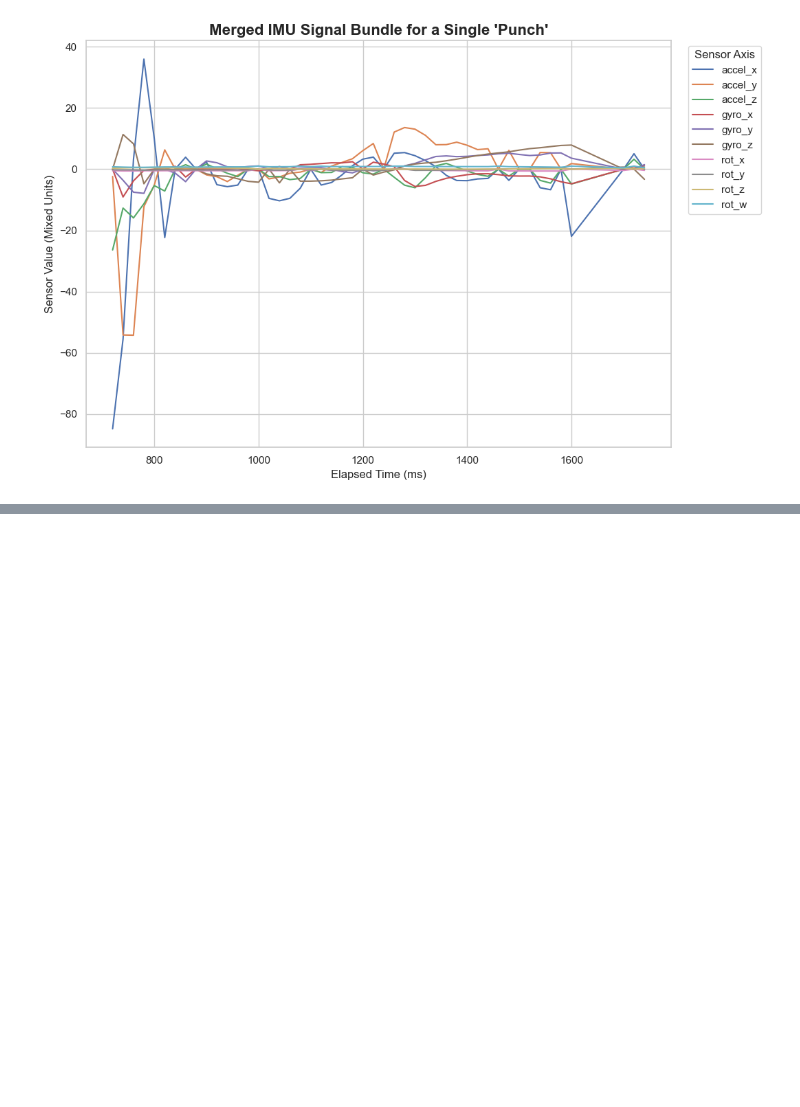
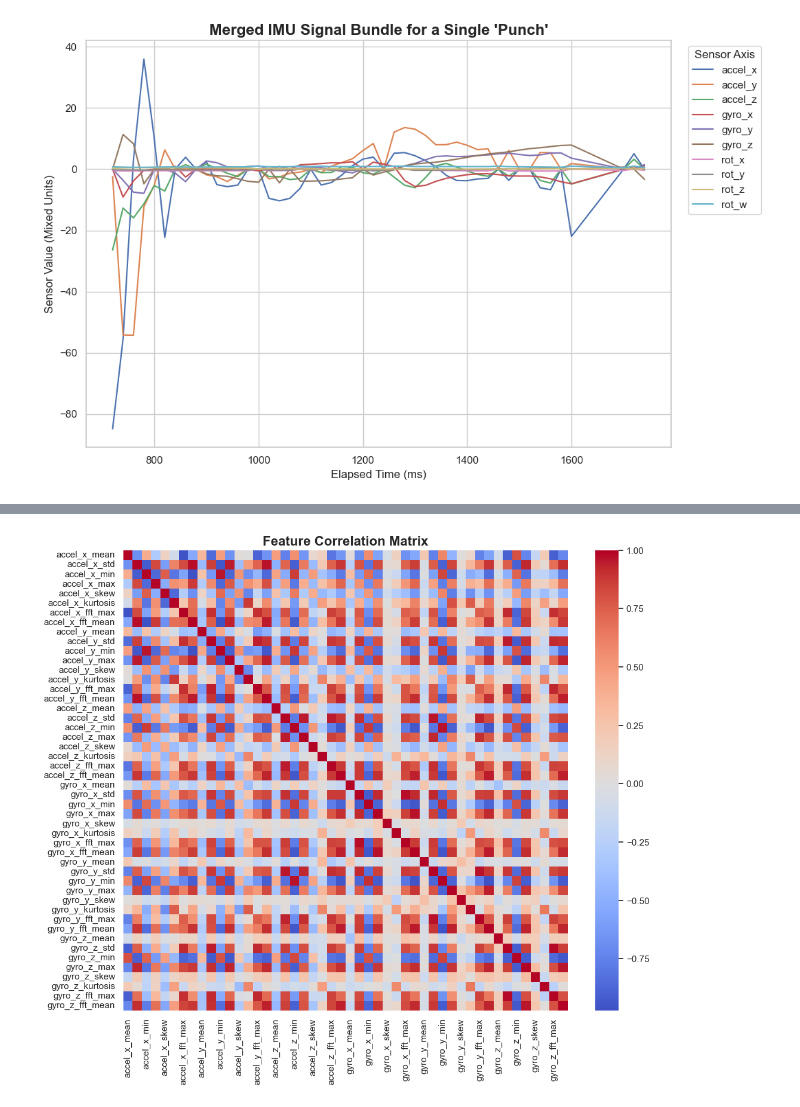
Before and after one commit to CarlKho-Minerva/v3pls, a Jupyter notebook: carl-appendix.ipynb, the cells around one changed output, grey strips where cells are left out. Saved outputs shown, nothing was run; the diff lists cells and outputs as text; code cells hidden in the pictures; blank space fills up the shorter version.

```diff
--- a/carl-appendix.ipynb
+++ b/carl-appendix.ipynb
@@ -171,0 +271,12 @@ except FileNotFoundError:
+# %%
+import matplotlib.pyplot as plt
+import seaborn as sns
+
+# --- Create the heatmap ---
+plt.figure(figsize=(12, 10))
+correlation_matrix = X_binary.corr()
+sns.heatmap(correlation_matrix, cmap="coolwarm", center=0)
+plt.title("Feature Correlation Matrix", fontsize=16, fontweight="bold")
+plt.show()
+# %% [output]
+[figure, added]
```
Also changed, not shown: parts of 4 cells of this notebook, 2 other files.
